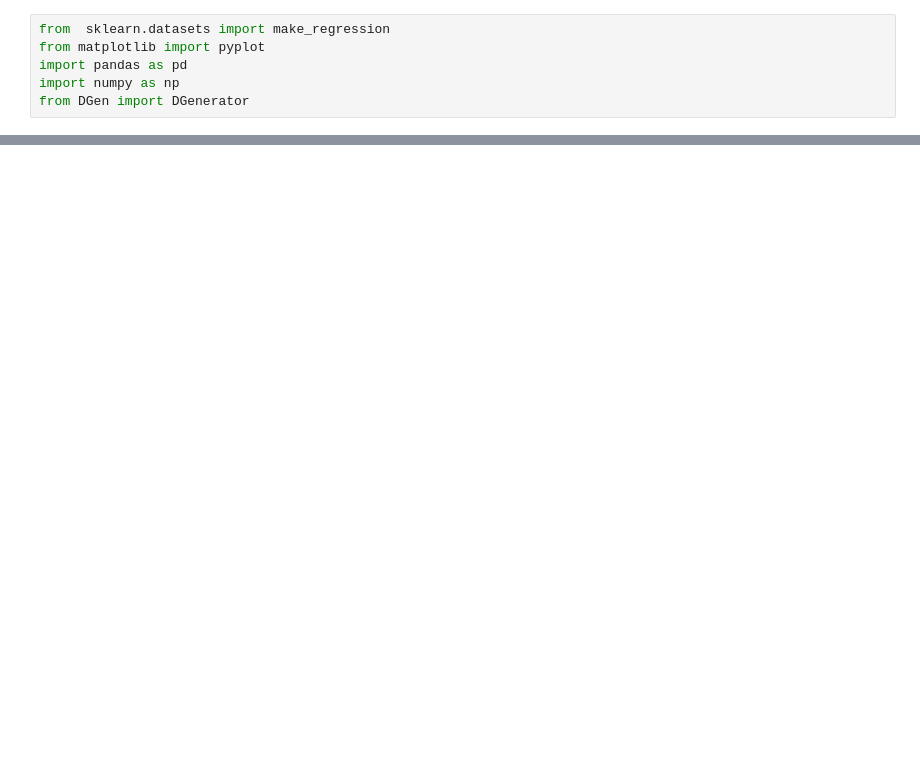
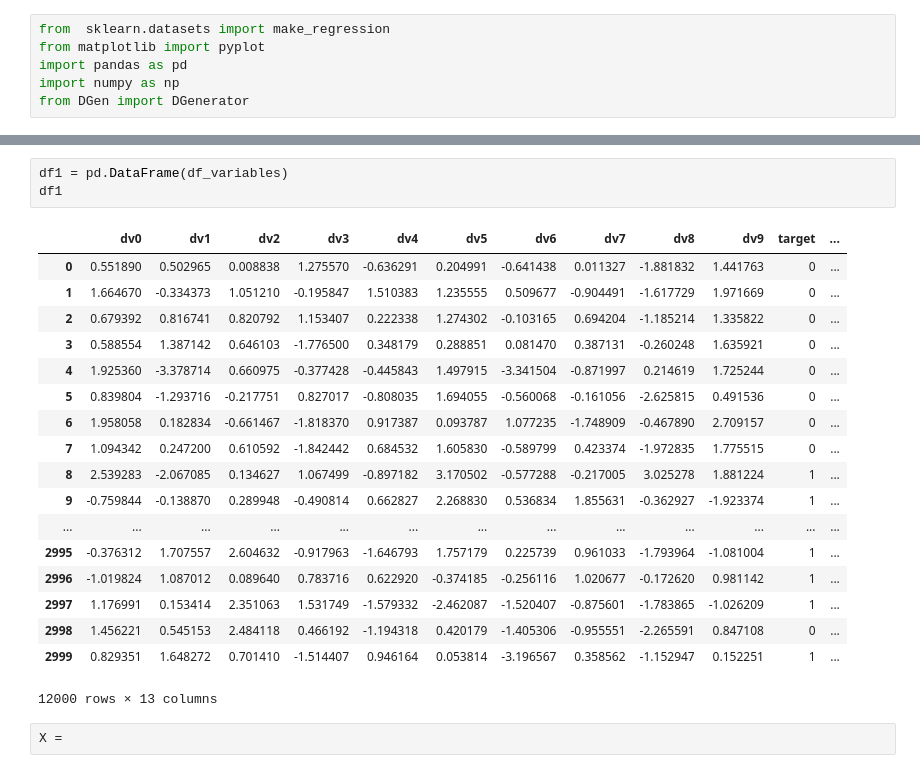
Before and after one commit to HealthINCITE/supervised-cadres, a Jupyter notebook: notebooks/Sim_Test.ipynb, the cells around one changed output, grey strips where cells are left out. Drawn from its saved outputs; the diff is of its cells as text; blank space fills up the shorter version.

```diff
--- a/notebooks/Sim_Test.ipynb
+++ b/notebooks/Sim_Test.ipynb
@@ -12,0 +51,24 @@ UnboundLocalError: local variable 'cadre' referenced before assignment
+# %%
+df1 = pd.DataFrame(df_variables)
+df1
+# %% [output]
+|  | dv0 | dv1 | dv2 | dv3 | dv4 | dv5 | dv6 | dv7 | dv8 | dv9 | target | ... |
+| 0 | 0.551890 | 0.502965 | 0.008838 | 1.275570 | -0.636291 | 0.204991 | -0.641438 | 0.011327 | -1.881832 | 1.441763 | 0 | ... |
+| 1 | 1.664670 | -0.334373 | 1.051210 | -0.195847 | 1.510383 | 1.235555 | 0.509677 | -0.904491 | -1.617729 | 1.971669 | 0 | ... |
+| 2 | 0.679392 | 0.816741 | 0.820792 | 1.153407 | 0.222338 | 1.274302 | -0.103165 | 0.694204 | -1.185214 | 1.335822 | 0 | ... |
+| 3 | 0.588554 | 1.387142 | 0.646103 | -1.776500 | 0.348179 | 0.288851 | 0.081470 | 0.387131 | -0.260248 | 1.635921 | 0 | ... |
+| 4 | 1.925360 | -3.378714 | 0.660975 | -0.377428 | -0.445843 | 1.497915 | -3.341504 | -0.871997 | 0.214619 | 1.725244 | 0 | ... |
+| 5 | 0.839804 | -1.293716 | -0.217751 | 0.827017 | -0.808035 | 1.694055 | -0.560068 | -0.161056 | -2.625815 | 0.491536 | 0 | ... |
+| 6 | 1.958058 | 0.182834 | -0.661467 | -1.818370 | 0.917387 | 0.093787 | 1.077235 | -1.748909 | -0.467890 | 2.709157 | 0 | ... |
+| 7 | 1.094342 | 0.247200 | 0.610592 | -1.842442 | 0.684532 | 1.605830 | -0.589799 | 0.423374 | -1.972835 | 1.775515 | 0 | ... |
+| 8 | 2.539283 | -2.067085 | 0.134627 | 1.067499 | -0.897182 | 3.170502 | -0.577288 | -0.217005 | 3.025278 | 1.881224 | 1 | ... |
+| 9 | -0.759844 | -0.138870 | 0.289948 | -0.490814 | 0.662827 | 2.268830 | 0.536834 | 1.855631 | -0.362927 | -1.923374 | 1 | ... |
+| ... | ... | ... | ... | ... | ... | ... | ... | ... | ... | ... | ... | ... |
+| 2995 | -0.376312 | 1.707557 | 2.604632 | -0.917963 | -1.646793 | 1.757179 | 0.225739 | 0.961033 | -1.793964 | -1.081004 | 1 | ... |
+| 2996 | -1.019824 | 1.087012 | 0.089640 | 0.783716 | 0.622920 | -0.374185 | -0.256116 | 1.020677 | -0.172620 | 0.981142 | 1 | ... |
+| 2997 | 1.176991 | 0.153414 | 2.351063 | 1.531749 | -1.579332 | -2.462087 | -1.520407 | -0.875601 | -1.783865 | -1.026209 | 1 | ... |
+| 2998 | 1.456221 | 0.545153 | 2.484118 | 0.466192 | -1.194318 | 0.420179 | -1.405306 | -0.955551 | -2.265591 | 0.847108 | 0 | ... |
+| 2999 | 0.829351 | 1.648272 | 0.701410 | -1.514407 | 0.946164 | 0.053814 | -3.196567 | 0.358562 | -1.152947 | 0.152251 | 1 | ... |
+12000 rows × 13 columns
+# %%
+X =
```
Also changed, not shown: parts of 2 cells of this notebook, 2 other files.
